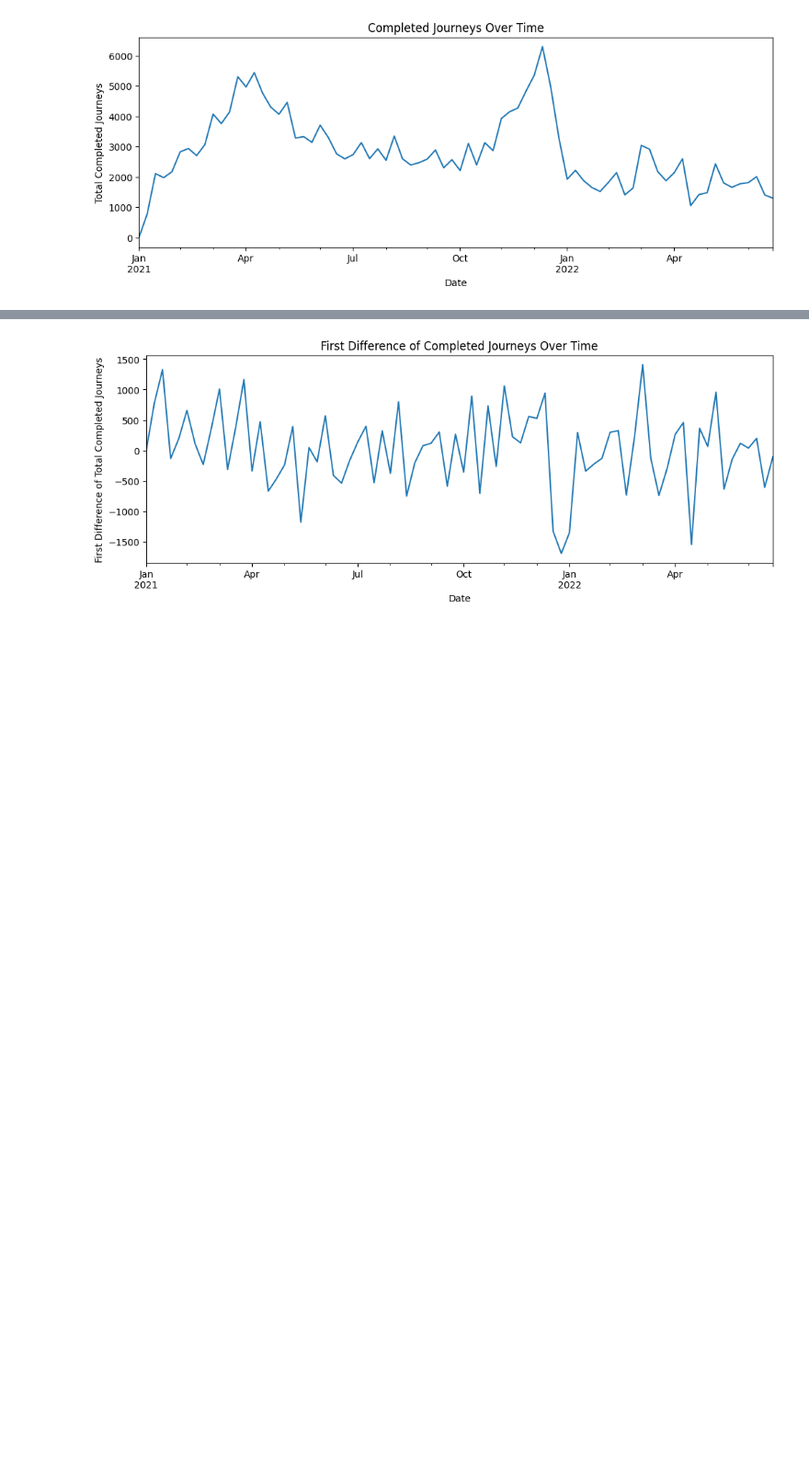
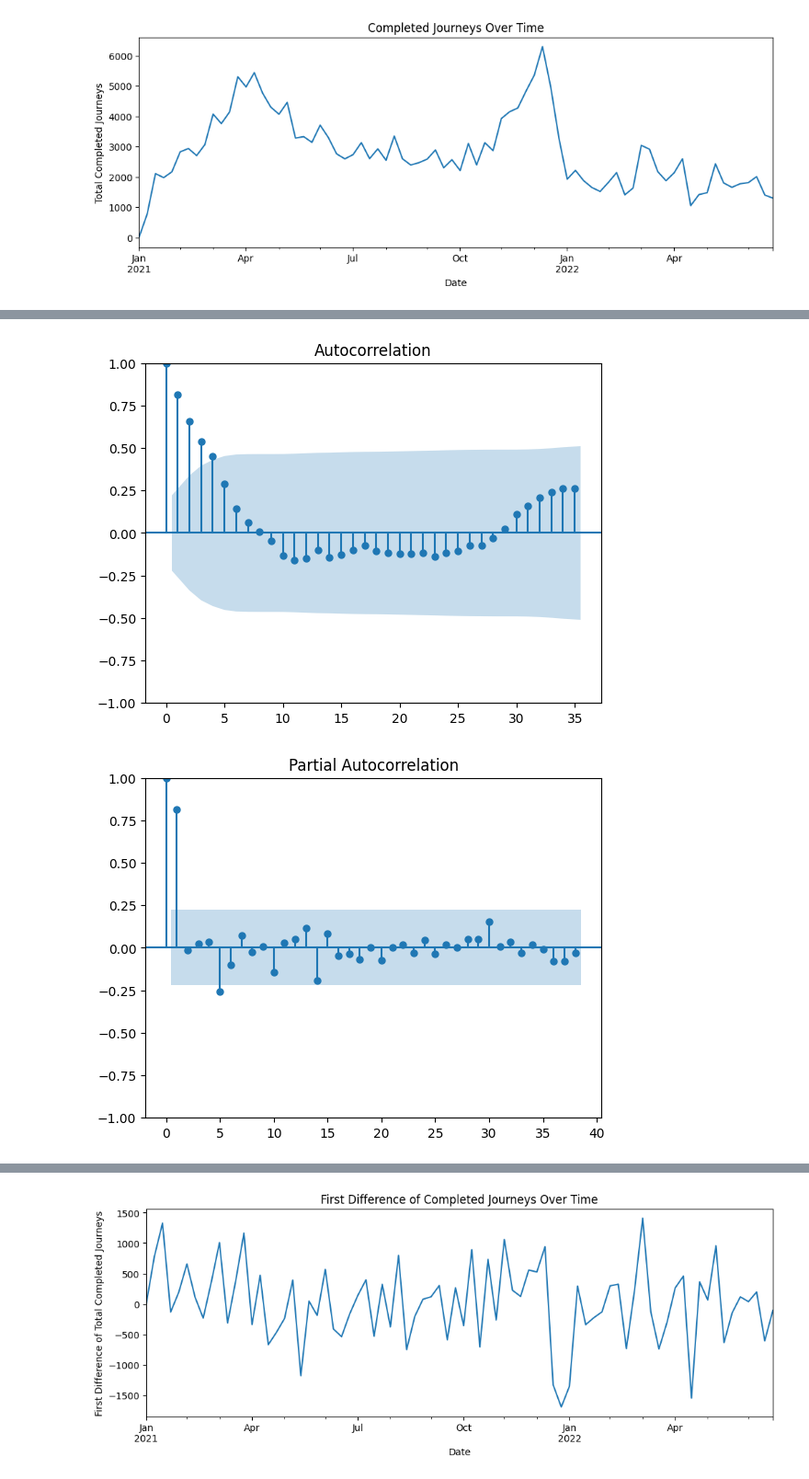
Before and after one commit to yubenjamin2022/UCLAStatsM148, a Jupyter notebook: arma_model.ipynb, the cells around one changed output, grey strips where cells are left out. Shown at 92% size. Saved outputs shown, nothing was run; the diff lists cells and outputs as text; code cells hidden in the pictures; blank space fills up the shorter version.

```diff
--- a/arma_model.ipynb
+++ b/arma_model.ipynb
@@ -66,0 +78,12 @@ plt.show()
+# %%
+from statsmodels.graphics.tsaplots import plot_acf
+from statsmodels.graphics.tsaplots import plot_pacf
+
+plot_acf(X_train_weekly.values, lags=35)
+plt.show()
+
+plot_pacf(X_train_weekly.values, lags=38)
+plt.show()
+# %% [output]
+[figure, added]
+[figure, added]
```
Also changed, not shown: parts of 107 cells of this notebook.
